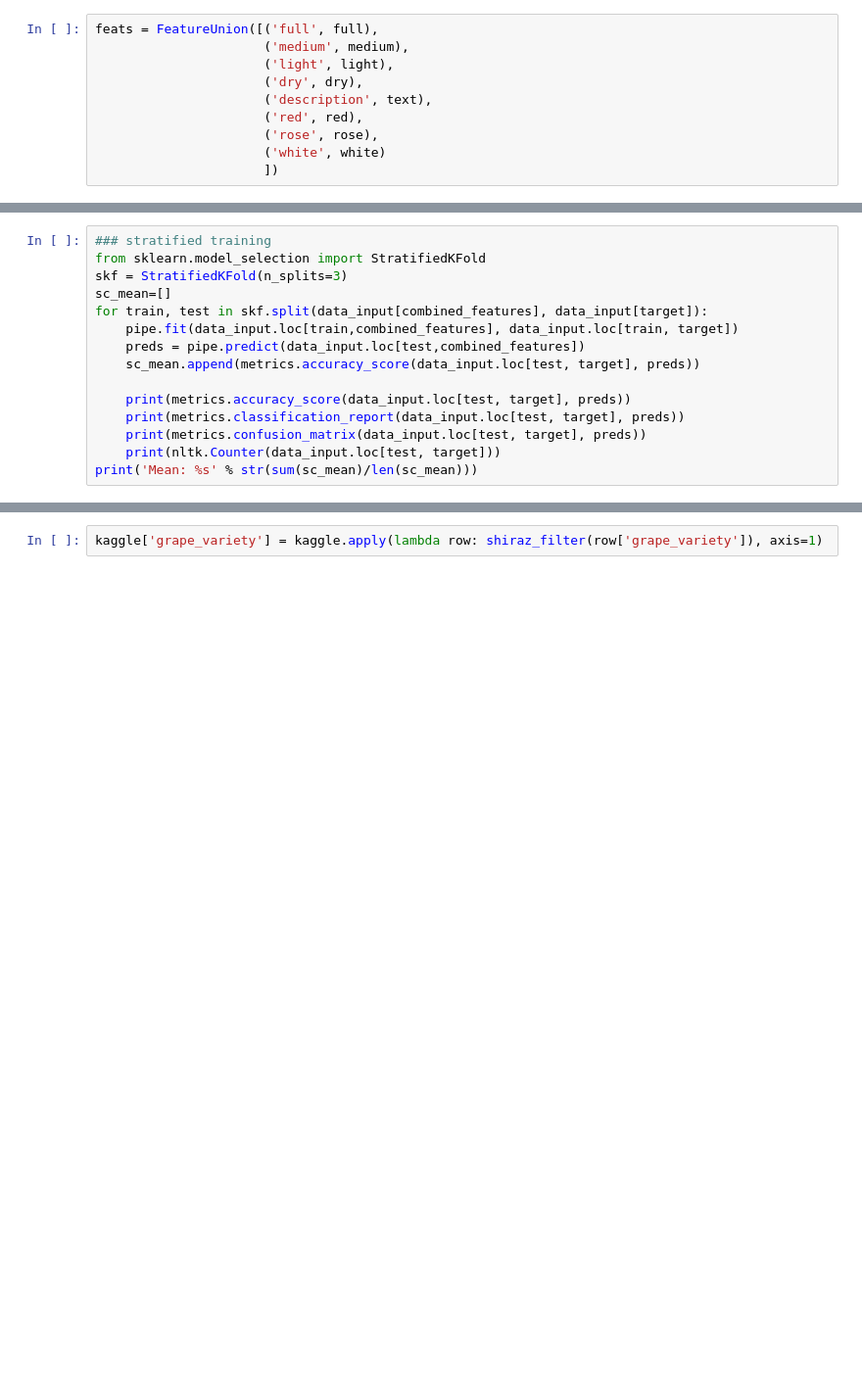
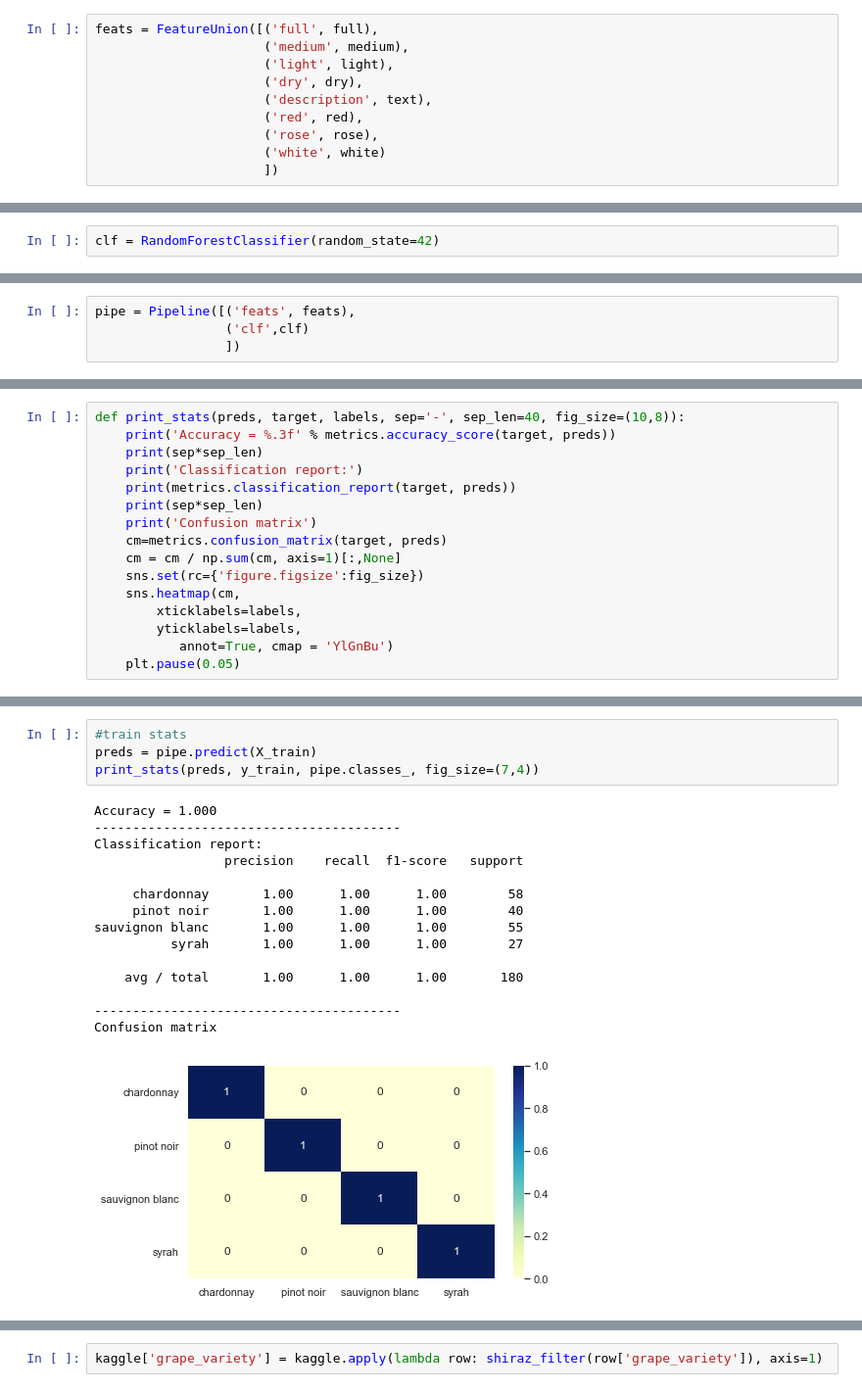
Before and after one commit to diveki/diveki.github.io, a Jupyter notebook: body_texts/blind_taster_algorithm.ipynb, the cells around one changed output, grey strips where cells are left out. Shown at 98% size. Drawn from its saved outputs; the diff is of its cells as text; blank space fills up the shorter version.

```diff
--- a/body_texts/blind_taster_algorithm.ipynb
+++ b/body_texts/blind_taster_algorithm.ipynb
@@ -262,15 +368,0 @@ Counter({'chardonnay': 33, 'sauvignon blanc': 21, 'pinot noir': 19, 'syrah': 17}
-# %%
-### stratified training
-from sklearn.model_selection import StratifiedKFold
-skf = StratifiedKFold(n_splits=3)
-sc_mean=[]
-for train, test in skf.split(data_input[combined_features], data_input[target]):
-    pipe.fit(data_input.loc[train,combined_features], data_input.loc[train, target])
-    preds = pipe.predict(data_input.loc[test,combined_features])
-    sc_mean.append(metrics.accuracy_score(data_input.loc[test, target], preds))
-
-    print(metrics.accuracy_score(data_input.loc[test, target], preds))
-    print(metrics.classification_report(data_input.loc[test, target], preds))
-    print(metrics.confusion_matrix(data_input.loc[test, target], preds))
-    print(nltk.Counter(data_input.loc[test, target]))
-print('Mean: %s' % str(sum(sc_mean)/len(sc_mean)))
@@ -344,0 +374,2 @@ def shiraz_filter(ss):
+# %%
+clf = RandomForestClassifier(random_state=42)
@@ -344,0 +378,4 @@ def shiraz_filter(ss):
+# %%
+pipe = Pipeline([('feats', feats),
+                 ('clf',clf)
+                 ])
@@ -344,0 +400,16 @@ def shiraz_filter(ss):
+# %%
+def print_stats(preds, target, labels, sep='-', sep_len=40, fig_size=(10,8)):
+    print('Accuracy = %.3f' % metrics.accuracy_score(target, preds))
+    print(sep*sep_len)
+    print('Classification report:')
+    print(metrics.classification_report(target, preds))
+    print(sep*sep_len)
+    print('Confusion matrix')
+    cm=metrics.confusion_matrix(target, preds)
+    cm = cm / np.sum(cm, axis=1)[:,None]
+    sns.set(rc={'figure.figsize':fig_size})
+    sns.heatmap(cm,
+        xticklabels=labels,
+        yticklabels=labels,
+           annot=True, cmap = 'YlGnBu')
+    plt.pause(0.05)
@@ -344,0 +424,20 @@ def shiraz_filter(ss):
+# %%
+#train stats
+preds = pipe.predict(X_train)
+print_stats(preds, y_train, pipe.classes_, fig_size=(7,4))
+# %% [output]
+Accuracy = 1.000
+----------------------------------------
+Classification report:
+                 precision    recall  f1-score   support
+
+     chardonnay       1.00      1.00      1.00        58
+     pinot noir       1.00      1.00      1.00        40
+sauvignon blanc       1.00      1.00      1.00        55
+          syrah       1.00      1.00      1.00        27
+
+    avg / total       1.00      1.00      1.00       180
+
+----------------------------------------
+Confusion matrix
+[figure, added]
```
Also changed, not shown: parts of 142 cells of this notebook, 9 other files.
